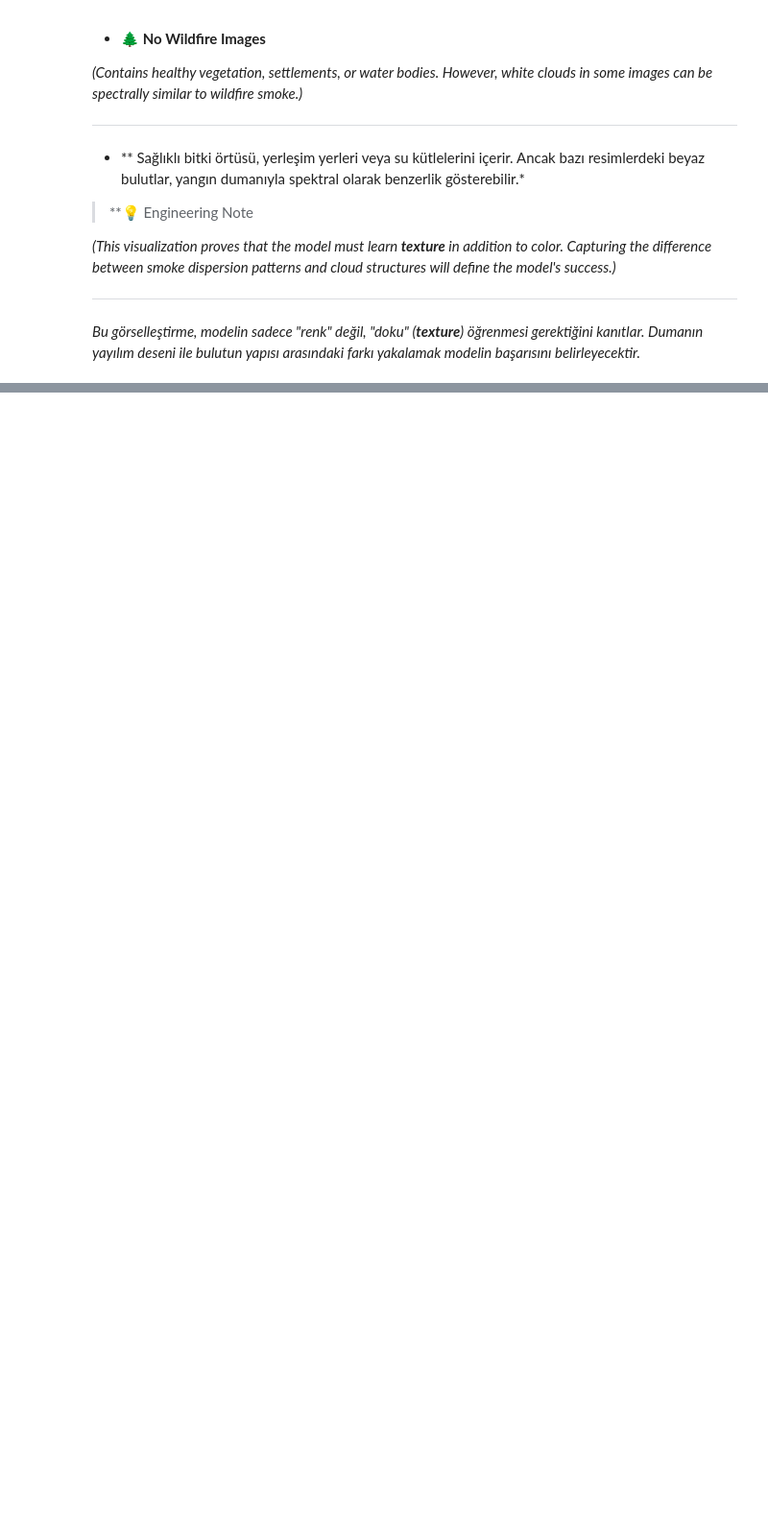
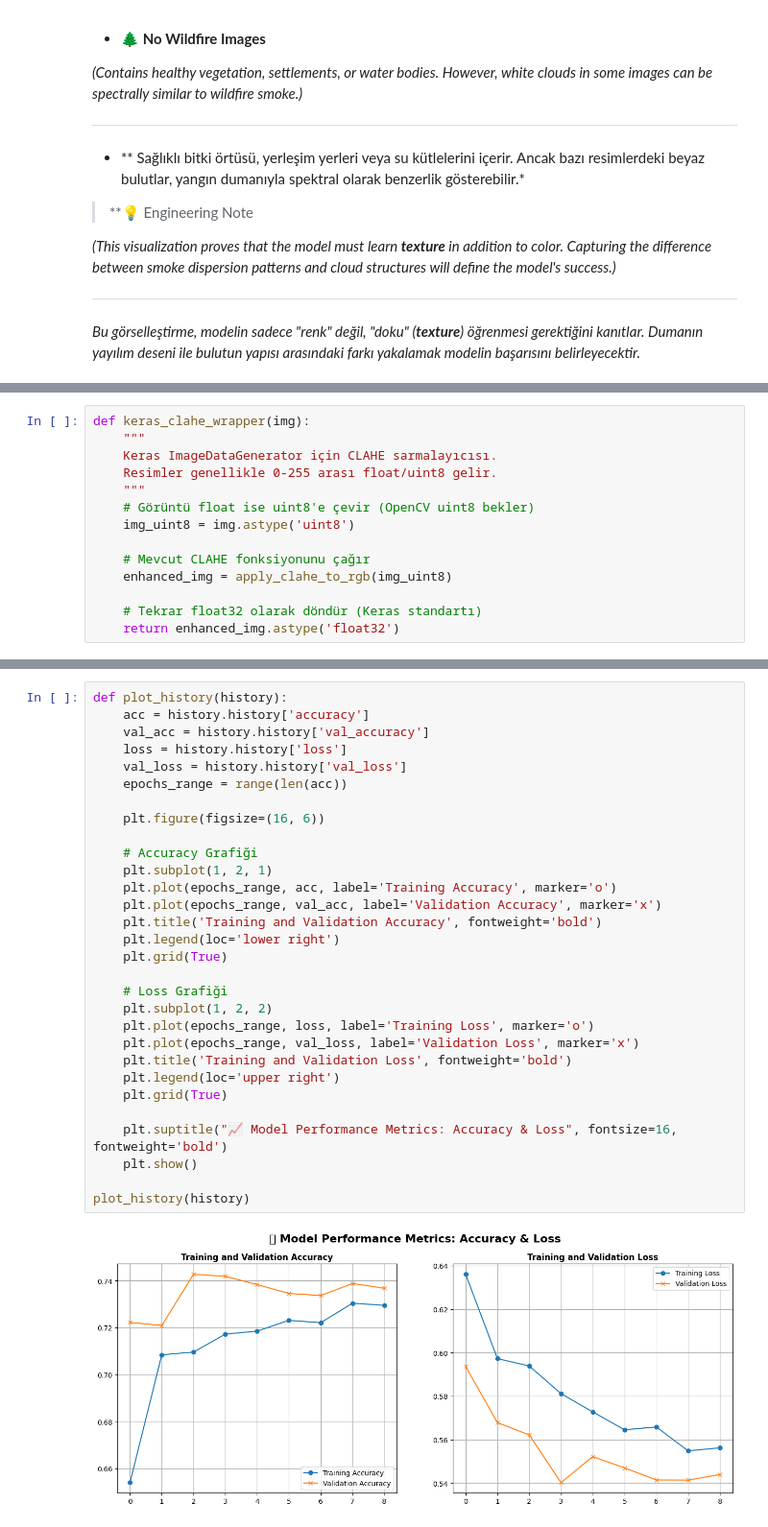
Before and after one commit to esracum/image-process-projects, a Jupyter notebook: wildfire-prediction-satellite-imagery-analysis.ipynb, the cells around one changed output, grey strips where cells are left out. Shown at 96% size. Saved outputs shown, nothing was run; the diff lists cells and outputs as text; blank space fills up the shorter version.

```diff
--- a/wildfire-prediction-satellite-imagery-analysis.ipynb
+++ b/wildfire-prediction-satellite-imagery-analysis.ipynb
@@ -178,0 +199,14 @@ plt.show()
+# %%
+def keras_clahe_wrapper(img):
+    """
+    Keras ImageDataGenerator için CLAHE sarmalayıcısı.
+    Resimler genellikle 0-255 arası float/uint8 gelir.
+    """
+    # Görüntü float ise uint8'e çevir (OpenCV uint8 bekler)
+    img_uint8 = img.astype('uint8')
+
+    # Mevcut CLAHE fonksiyonunu çağır
+    enhanced_img = apply_clahe_to_rgb(img_uint8)
+
+    # Tekrar float32 olarak döndür (Keras standartı)
+    return enhanced_img.astype('float32')
@@ -178,0 +383,32 @@ plt.show()
+# %%
+def plot_history(history):
+    acc = history.history['accuracy']
+    val_acc = history.history['val_accuracy']
+    loss = history.history['loss']
+    val_loss = history.history['val_loss']
+    epochs_range = range(len(acc))
+
+    plt.figure(figsize=(16, 6))
+
+    # Accuracy Grafiği
+    plt.subplot(1, 2, 1)
+    plt.plot(epochs_range, acc, label='Training Accuracy', marker='o')
+    plt.plot(epochs_range, val_acc, label='Validation Accuracy', marker='x')
+    plt.title('Training and Validation Accuracy', fontweight='bold')
+    plt.legend(loc='lower right')
+    plt.grid(True)
+
+    # Loss Grafiği
+    plt.subplot(1, 2, 2)
+    plt.plot(epochs_range, loss, label='Training Loss', marker='o')
+    plt.plot(epochs_range, val_loss, label='Validation Loss', marker='x')
+    plt.title('Training and Validation Loss', fontweight='bold')
+    plt.legend(loc='upper right')
+    plt.grid(True)
+
+    plt.suptitle("📈 Model Performance Metrics: Accuracy & Loss", fontsize=16, fontweight='bold')
+    plt.show()
+
+plot_history(history)
+# %% [output]
+[figure, added]
```
Also changed, not shown: parts of 13 cells of this notebook.
